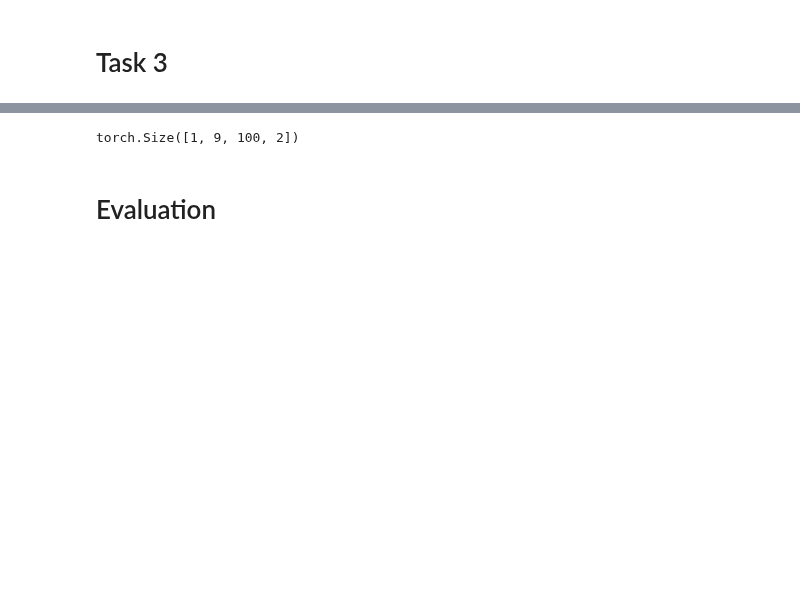
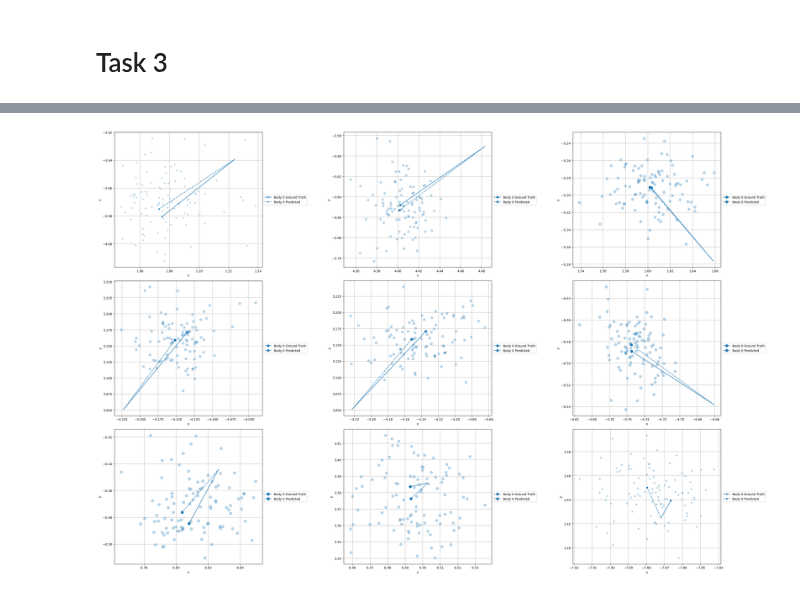
Before and after one commit to timberends4/Deep-learning, a Jupyter notebook: assignment_2/NPE_DL_2.ipynb, the cells around one changed output, grey strips where cells are left out. Drawn from its saved outputs; the diff is of its cells as text; code cells hidden in the pictures; blank space fills up the shorter version.

```diff
--- a/assignment_2/NPE_DL_2.ipynb
+++ b/assignment_2/NPE_DL_2.ipynb
@@ -530,20 +667,3 @@ Epoch [20/20], Loss: 0.0038467409710089364,     Test Loss: 0.0018956932763103396
 # %%
 test_files = glob('data/task 2_3/test/*')
-test_data = files_2_data(test_files)
+test_data = files_2_data_test(test_files)
-# %%
-def mc_dropout_sim(model, batch, times = 100):
-    input_data, target_data,unpaired_data, mask, distance = batch
-    input_data = input_data.to(device)
-    target_data = target_data.to(device)
-    unpaired_data = unpaired_data.to(device)
-    mask = mask.to(device)
-    distance = distance.to(device)
-    sim_results = []
-
-    model.train()
-    with torch.no_grad():
-        for time in tqdm(range(times)):
-            output = model(input_data, unpaired_data, mask, distance)
-            sim_results.append(output)
-    sim_results = torch.stack(sim_results)
-    return sim_results.permute(1, 2, 0, 3)
@@ -551,5 +675,3 @@ def mc_dropout_sim(model, batch, times = 100):
 BATCH_SIZE = 1
 
 test_data_loader = DataLoader(test_data, batch_size=BATCH_SIZE, shuffle=False)
-# %%
-input_data, target_data,unpaired_data, mask, distance = next(iter(test_data_loader))
@@ -558,6 +677,0 @@ sim_results = mc_dropout_sim(model, next(iter(test_data_loader)), times = 100)
-# %%
-sim_results.shape
-# %% [output]
-torch.Size([1, 9, 100, 2])
-# %% [markdown]
-# Evaluation
@@ -565,0 +678,2 @@ torch.Size([1, 9, 100, 2])
+# %%
+indices = np.random.randint(low = 0,high=len(test_data_loader.dataset),size=9)
@@ -565,0 +750,4 @@ torch.Size([1, 9, 100, 2])
+# %%
+plot(model, test_data_loader, indices)
+# %% [output]
+[figure, added]
```
Also changed, not shown: parts of 16 cells of this notebook, 1 other file.
